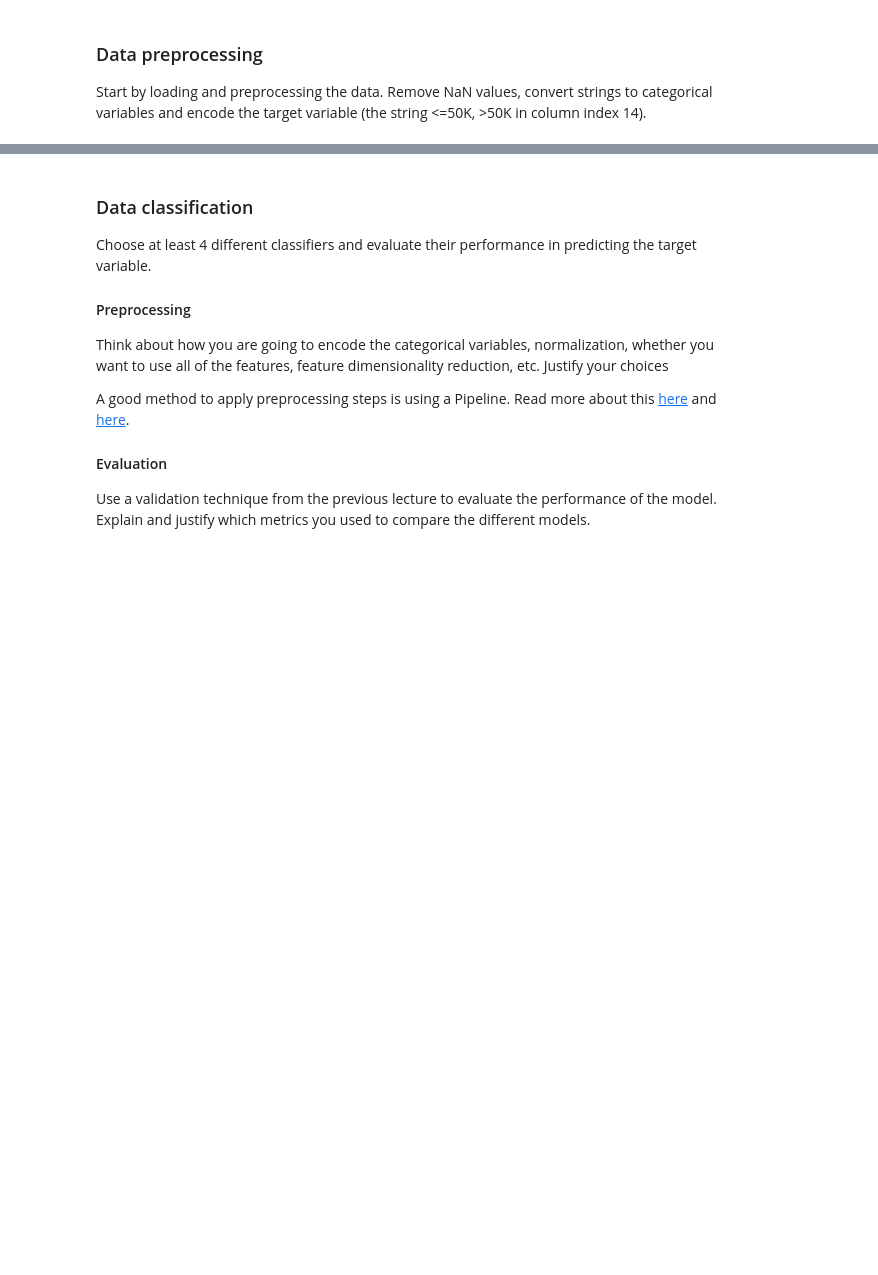
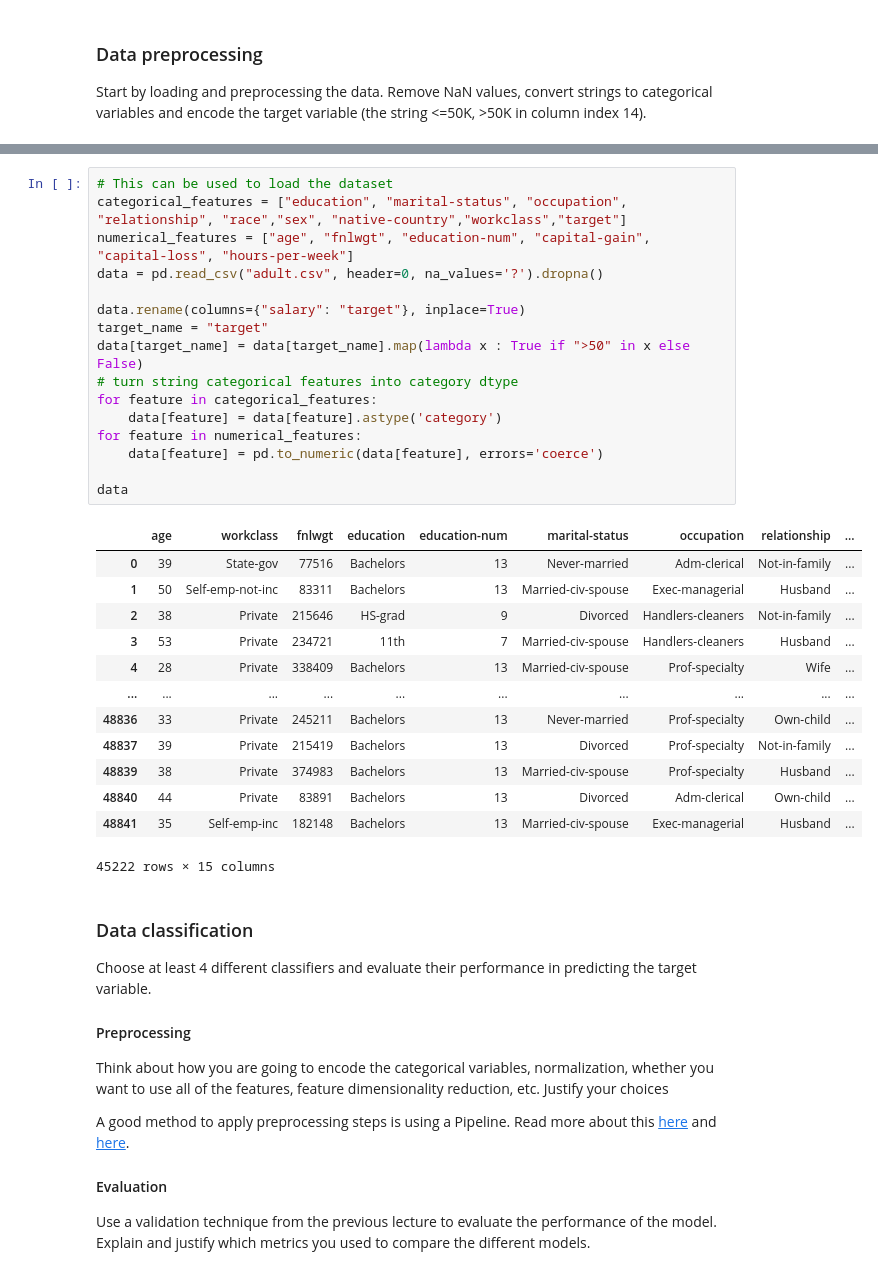
Before and after one commit to johnarioD/DSAIT4000, a Jupyter notebook: Assignment_part1 V2 (1).ipynb, the cells around one changed output, grey strips where cells are left out. Cells and saved outputs as stored; diff of their text form; blank space fills up the shorter version.

```diff
--- a/Assignment_part1 V2 (1).ipynb
+++ b/Assignment_part1 V2 (1).ipynb
@@ -36,3 +18,33 @@ transformers = [
+# %%
+# This can be used to load the dataset
+categorical_features = ["education", "marital-status", "occupation", "relationship", "race","sex", "native-country","workclass","target"]
+numerical_features = ["age", "fnlwgt", "education-num", "capital-gain", "capital-loss", "hours-per-week"]
+data = pd.read_csv("adult.csv", header=0, na_values='?').dropna()
+
+data.rename(columns={"salary": "target"}, inplace=True)
+target_name = "target"
+data[target_name] = data[target_name].map(lambda x : True if ">50" in x else False)
+# turn string categorical features into category dtype
+for feature in categorical_features:
+    data[feature] = data[feature].astype('category')
+for feature in numerical_features:
+    data[feature] = pd.to_numeric(data[feature], errors='coerce')
+
+data
+# %% [output]
+|  | age | workclass | fnlwgt | education | education-num | marital-status | occupation | relationship | ... |
+| 0 | 39 | State-gov | 77516 | Bachelors | 13 | Never-married | Adm-clerical | Not-in-family | ... |
+| 1 | 50 | Self-emp-not-inc | 83311 | Bachelors | 13 | Married-civ-spouse | Exec-managerial | Husband | ... |
+| 2 | 38 | Private | 215646 | HS-grad | 9 | Divorced | Handlers-cleaners | Not-in-family | ... |
+| 3 | 53 | Private | 234721 | 11th | 7 | Married-civ-spouse | Handlers-cleaners | Husband | ... |
+| 4 | 28 | Private | 338409 | Bachelors | 13 | Married-civ-spouse | Prof-specialty | Wife | ... |
+| ... | ... | ... | ... | ... | ... | ... | ... | ... | ... |
+| 48836 | 33 | Private | 245211 | Bachelors | 13 | Never-married | Prof-specialty | Own-child | ... |
+| 48837 | 39 | Private | 215419 | Bachelors | 13 | Divorced | Prof-specialty | Not-in-family | ... |
+| 48839 | 38 | Private | 374983 | Bachelors | 13 | Married-civ-spouse | Prof-specialty | Husband | ... |
+| 48840 | 44 | Private | 83891 | Bachelors | 13 | Divorced | Adm-clerical | Own-child | ... |
+| 48841 | 35 | Self-emp-inc | 182148 | Bachelors | 13 | Married-civ-spouse | Exec-managerial | Husband | ... |
+45222 rows × 15 columns
 # %% [markdown]
 ### Data classification
 Choose at least 4 different classifiers and evaluate their performance in predicting the target variable.
```
Also changed, not shown: parts of 12 cells of this notebook.
